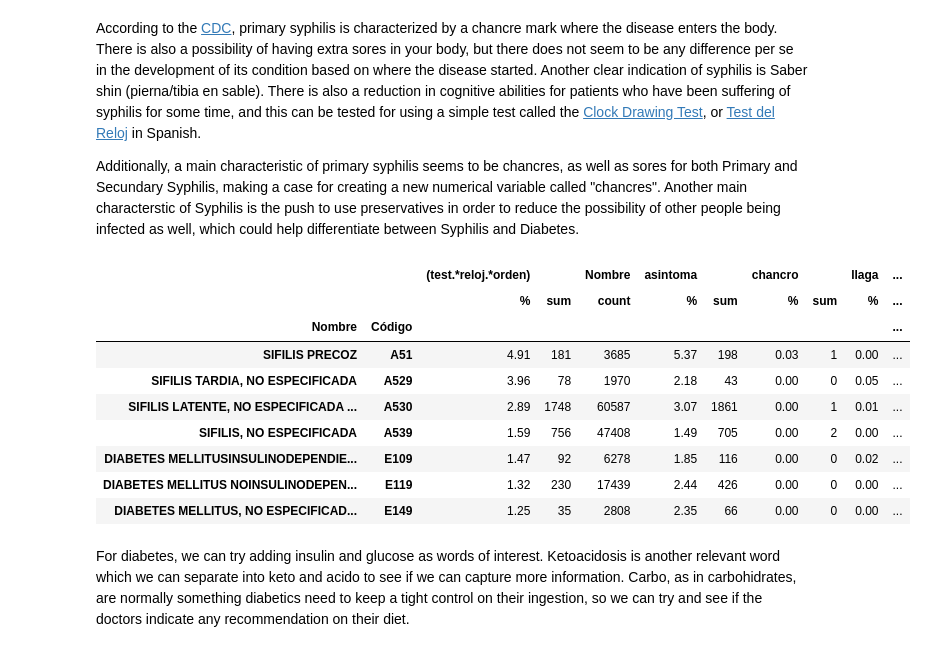
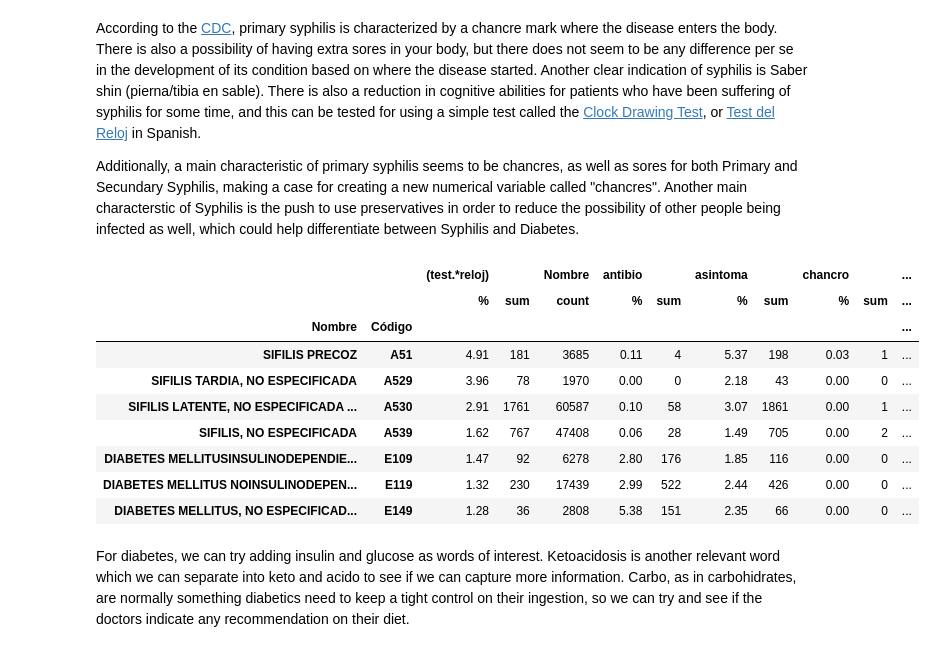
Before and after one commit to JuanGomez12/DataScience4AllProject, a Jupyter notebook: scripts/deep_EDA.ipynb, the cells around one changed output. Saved outputs shown, nothing was run; the diff lists cells and outputs as text; code cells hidden in the pictures.

Commit message:
Add extra words for the feature engineering

```diff
--- a/scripts/deep_EDA.ipynb
+++ b/scripts/deep_EDA.ipynb
@@ -115,30 +116,32 @@ There is also a reduction in cognitive abilities for patients who have been suff
 
 Additionally, a main characteristic of primary syphilis seems to be chancres, as well as sores for both Primary and Secundary Syphilis, making a case for creating a new numerical variable called "chancres". Another main characterstic of Syphilis is the push to use preservatives in order to reduce the possibility of other people being infected as well, which could help differentiate between Syphilis and Diabetes.
 # %%
+
 notas_eda = notas.copy()
-words_to_check = ['chancro', 'llaga', 'preservativo', 'sifili', 'asintoma', 'placa', r'(test.*reloj.*orden)', 'sable']
+words_to_check = ['chancro', 'llaga', 'preservativo', 'sifili', 'asintoma', 'placa', r'(test.*reloj)', 'sable', 'penici', 'antibio']
 aggregate_dict = {}
 for word in words_to_check:
     notas_eda[word] = notas_eda.Plan.str.lower().str.count(word)
     notas_eda.loc[notas_eda[word] > 1, word] = 1
     aggregate_dict[word] = ['sum']
 aggregate_dict['Nombre'] = ['count']
 notas_eda = notas_eda.groupby(['Nombre', 'Código'])[words_to_check + ['Nombre']].aggregate(aggregate_dict)
 
 for word in words_to_check:
     notas_eda.loc(axis=1)[word, '%'] = (notas_eda.loc(axis=1)[word, 'sum'] / notas_eda.loc(axis=1)['Nombre', 'count'] * 100).round(2)
-notas_eda.sort_index(axis=1).sort_values(by=['Código'])
+with pd.option_context('display.max_columns', None):
+    display(notas_eda.sort_index(axis=1).sort_values(by=['Código']))
 # %% [output]
-|  |  | (test.*reloj.*orden) |  | Nombre | asintoma |  | chancro |  | llaga | ... |
-|  |  | % | sum | count | % | sum | % | sum | % | ... |
-| Nombre | Código |  |  |  |  |  |  |  |  | ... |
-| SIFILIS PRECOZ | A51 | 4.91 | 181 | 3685 | 5.37 | 198 | 0.03 | 1 | 0.00 | ... |
-| SIFILIS TARDIA, NO ESPECIFICADA | A529 | 3.96 | 78 | 1970 | 2.18 | 43 | 0.00 | 0 | 0.05 | ... |
-| SIFILIS LATENTE, NO ESPECIFICADA ... | A530 | 2.89 | 1748 | 60587 | 3.07 | 1861 | 0.00 | 1 | 0.01 | ... |
-| SIFILIS, NO ESPECIFICADA | A539 | 1.59 | 756 | 47408 | 1.49 | 705 | 0.00 | 2 | 0.00 | ... |
-| DIABETES MELLITUSINSULINODEPENDIE... | E109 | 1.47 | 92 | 6278 | 1.85 | 116 | 0.00 | 0 | 0.02 | ... |
-| DIABETES MELLITUS NOINSULINODEPEN... | E119 | 1.32 | 230 | 17439 | 2.44 | 426 | 0.00 | 0 | 0.00 | ... |
-| DIABETES MELLITUS, NO ESPECIFICAD... | E149 | 1.25 | 35 | 2808 | 2.35 | 66 | 0.00 | 0 | 0.00 | ... |
+|  |  | (test.*reloj) |  | Nombre | antibio |  | asintoma |  | chancro |  | ... |
+|  |  | % | sum | count | % | sum | % | sum | % | sum | ... |
+| Nombre | Código |  |  |  |  |  |  |  |  |  | ... |
+| SIFILIS PRECOZ | A51 | 4.91 | 181 | 3685 | 0.11 | 4 | 5.37 | 198 | 0.03 | 1 | ... |
+| SIFILIS TARDIA, NO ESPECIFICADA | A529 | 3.96 | 78 | 1970 | 0.00 | 0 | 2.18 | 43 | 0.00 | 0 | ... |
+| SIFILIS LATENTE, NO ESPECIFICADA ... | A530 | 2.91 | 1761 | 60587 | 0.10 | 58 | 3.07 | 1861 | 0.00 | 1 | ... |
+| SIFILIS, NO ESPECIFICADA | A539 | 1.62 | 767 | 47408 | 0.06 | 28 | 1.49 | 705 | 0.00 | 2 | ... |
+| DIABETES MELLITUSINSULINODEPENDIE... | E109 | 1.47 | 92 | 6278 | 2.80 | 176 | 1.85 | 116 | 0.00 | 0 | ... |
+| DIABETES MELLITUS NOINSULINODEPEN... | E119 | 1.32 | 230 | 17439 | 2.99 | 522 | 2.44 | 426 | 0.00 | 0 | ... |
+| DIABETES MELLITUS, NO ESPECIFICAD... | E149 | 1.28 | 36 | 2808 | 5.38 | 151 | 2.35 | 66 | 0.00 | 0 | ... |
 # %% [markdown]
 For diabetes, we can try adding insulin and glucose as words of interest. Ketoacidosis is another relevant word which we can separate into keto and acido to see if we can capture more information. Carbo, as in carbohidrates, are normally something diabetics need to keep a tight control on their ingestion, so we can try and see if the doctors indicate any recommendation on their diet.
 # %%
```
Also changed, not shown: parts of 3 cells of this notebook.
